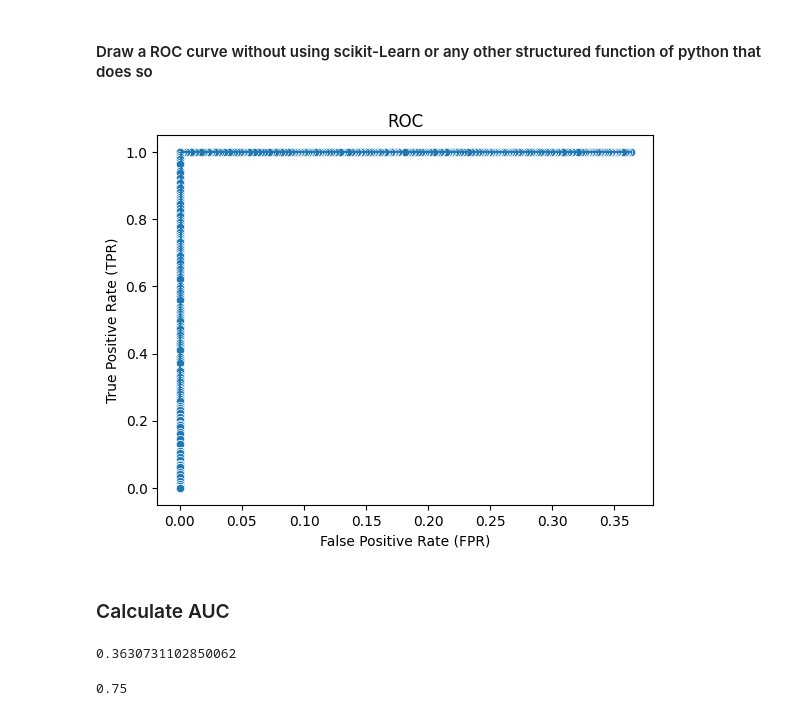
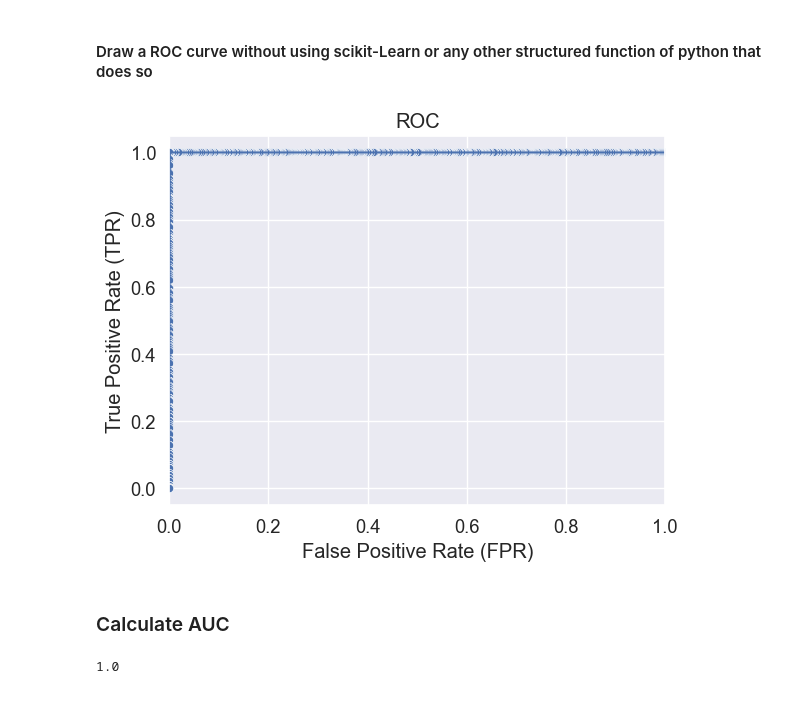
Before and after one commit to ronTohar1/CV_training, a Jupyter notebook: data_science/1_metrics/cancer.ipynb, the cells around one changed output. Drawn from its saved outputs; the diff is of its cells as text; code cells hidden in the pictures.

Commit message:
Completed Metrics

```diff
--- a/data_science/1_metrics/cancer.ipynb
+++ b/data_science/1_metrics/cancer.ipynb
@@ -27,0 +40,8 @@ weighted avg       0.93      0.88      0.89      1000
+# %%
+cm = confusion_matrix(true_labels, predicted_labels)
+
+# Plot confusion matrix
+plt.figure(figsize=(8, 6))
+sns.set(font_scale=1.2)  # Adjust font size for better readability
+sns.heatmap(cm, annot=True, fmt='d', cmap='Blues', annot_kws={"size": 16}, cbar=False,
+            xticklabels=['Predicted no cancer', 'Predicted cancer'], yticklabels=['Actual no cancer', 'Actual cancer'])
@@ -95,13 +118,13 @@ def calculate_FPR(true_labels, predicted_labels):
     FPR = FP / (FP + TN)
     return FPR
 
-thresholds = np.arange(5,12,0.01)
+thresholds = np.arange(0,20,0.01)
 
 def get_threshold_TPR_FPR(threshold, values, true_labels):
     predicted_labels = np.array([val > threshold for val in values])
     rates = (calculate_TPR(true_labels, predicted_labels), calculate_FPR(true_labels, predicted_labels))
     return rates
 # %%
-threshold_TPR_FPR = np.array(list(map(lambda thresh: get_threshold_TPR_FPR(thresh, df_cancer["diameter (cm)"], true_labels), thresholds)))
+threshold_TPR_FPR = np.array([get_threshold_TPR_FPR(thresh, df_cancer["diameter (cm)"], df_cancer["cancer"]) for thresh in thresholds])
 TPR = threshold_TPR_FPR[:,0]
 FPR = threshold_TPR_FPR[:,1]
@@ -108,26 +135,18 @@ FPR = threshold_TPR_FPR[:,1]
 # %%
 ax = sns.scatterplot(x=FPR, y=TPR)
 sns.lineplot(x=FPR, y=TPR)
 
 ax.set_title("ROC")
 ax.set_ylabel("True Positive Rate (TPR)")
 ax.set_xlabel("False Positive Rate (FPR)")
+ax.set_xlim(0,1)
 
 plt.show()
 # %% [output]
-[figure, old version]
+[figure, new version]
 # %% [markdown]
 ### Calculate AUC
 # %%
 metrics.auc(FPR,TPR)
 # %% [output]
-0.3630731102850062
+1.0
-# %%
-import numpy as np
-from sklearn import metrics
-y = np.array([1, 1, 2, 2])
-pred = np.array([0.1, 0.4, 0.35, 0.8])
-fpr, tpr, thresholds = metrics.roc_curve(y, pred, pos_label=2)
-metrics.auc(fpr, tpr)
-# %% [output]
-0.75
```
Also changed, not shown: parts of 17 cells of this notebook.
